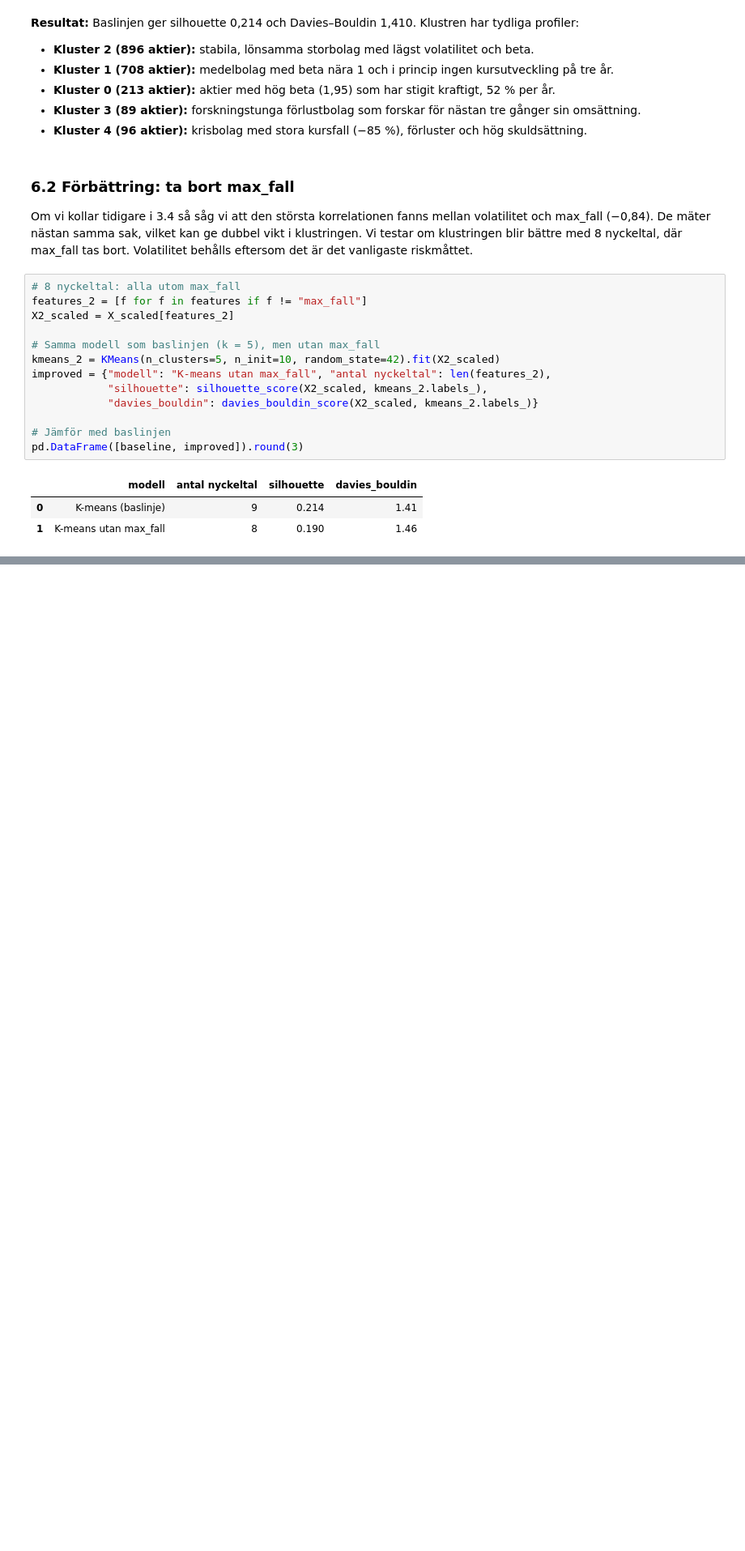
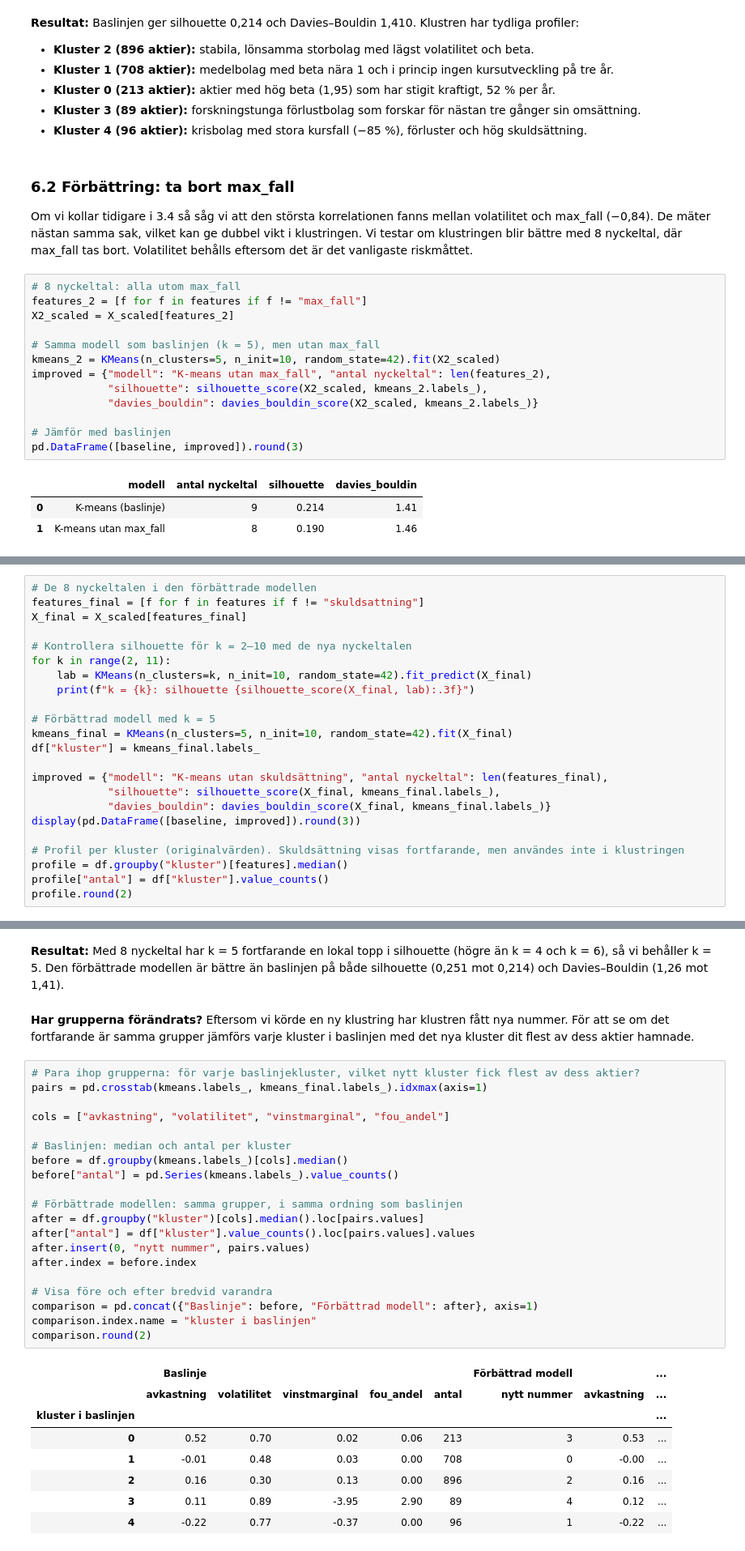
Before and after one commit to peter868686/Aktieklustring, a Jupyter notebook: notebooks/analys.ipynb, the cells around one changed output, grey strips where cells are left out. Shown at 81% size. Drawn from its saved outputs; the diff is of its cells as text; blank space fills up the shorter version.

```diff
--- a/notebooks/analys.ipynb
+++ b/notebooks/analys.ipynb
@@ -708,0 +801,23 @@ Därför beslutar vi att behålla alla 9 nyckeltal.
+# %%
+# De 8 nyckeltalen i den förbättrade modellen
+features_final = [f for f in features if f != "skuldsattning"]
+X_final = X_scaled[features_final]
+
+# Kontrollera silhouette för k = 2–10 med de nya nyckeltalen
+for k in range(2, 11):
+    lab = KMeans(n_clusters=k, n_init=10, random_state=42).fit_predict(X_final)
+    print(f"k = {k}: silhouette {silhouette_score(X_final, lab):.3f}")
+
+# Förbättrad modell med k = 5
+kmeans_final = KMeans(n_clusters=5, n_init=10, random_state=42).fit(X_final)
+df["kluster"] = kmeans_final.labels_
+
+improved = {"modell": "K-means utan skuldsättning", "antal nyckeltal": len(features_final),
+            "silhouette": silhouette_score(X_final, kmeans_final.labels_),
+            "davies_bouldin": davies_bouldin_score(X_final, kmeans_final.labels_)}
+display(pd.DataFrame([baseline, improved]).round(3))
+
+# Profil per kluster (originalvärden). Skuldsättning visas fortfarande, men användes inte i klustringen
+profile = df.groupby("kluster")[features].median()
+profile["antal"] = df["kluster"].value_counts()
+profile.round(2)
@@ -708,0 +844,33 @@ Därför beslutar vi att behålla alla 9 nyckeltal.
+# %% [markdown]
+**Resultat:** Med 8 nyckeltal har k = 5 fortfarande en lokal topp i silhouette (högre än k = 4 och k = 6), så vi behåller k = 5. Den förbättrade modellen är bättre än baslinjen på både silhouette (0,251 mot 0,214) och Davies–Bouldin (1,26 mot 1,41).
+# %% [markdown]
+**Har grupperna förändrats?** Eftersom vi körde en ny klustring har klustren fått nya nummer. För att se om det fortfarande är samma grupper jämförs varje kluster i baslinjen med det nya kluster dit flest av dess aktier hamnade.
+# %%
+# Para ihop grupperna: för varje baslinjekluster, vilket nytt kluster fick flest av dess aktier?
+pairs = pd.crosstab(kmeans.labels_, kmeans_final.labels_).idxmax(axis=1)
+
+cols = ["avkastning", "volatilitet", "vinstmarginal", "fou_andel"]
+
+# Baslinjen: median och antal per kluster
+before = df.groupby(kmeans.labels_)[cols].median()
+before["antal"] = pd.Series(kmeans.labels_).value_counts()
+
+# Förbättrade modellen: samma grupper, i samma ordning som baslinjen
+after = df.groupby("kluster")[cols].median().loc[pairs.values]
+after["antal"] = df["kluster"].value_counts().loc[pairs.values].values
+after.insert(0, "nytt nummer", pairs.values)
+after.index = before.index
+
+# Visa före och efter bredvid varandra
+comparison = pd.concat({"Baslinje": before, "Förbättrad modell": after}, axis=1)
+comparison.index.name = "kluster i baslinjen"
+comparison.round(2)
+# %% [output]
+|  | Baslinje |  |  |  |  | Förbättrad modell |  | ... |
+|  | avkastning | volatilitet | vinstmarginal | fou_andel | antal | nytt nummer | avkastning | ... |
+| kluster i baslinjen |  |  |  |  |  |  |  | ... |
+| 0 | 0.52 | 0.70 | 0.02 | 0.06 | 213 | 3 | 0.53 | ... |
+| 1 | -0.01 | 0.48 | 0.03 | 0.00 | 708 | 0 | -0.00 | ... |
+| 2 | 0.16 | 0.30 | 0.13 | 0.00 | 896 | 2 | 0.16 | ... |
+| 3 | 0.11 | 0.89 | -3.95 | 2.90 | 89 | 4 | 0.12 | ... |
+| 4 | -0.22 | 0.77 | -0.37 | 0.00 | 96 | 1 | -0.22 | ... |
```
Also changed, not shown: parts of 14 cells of this notebook.
